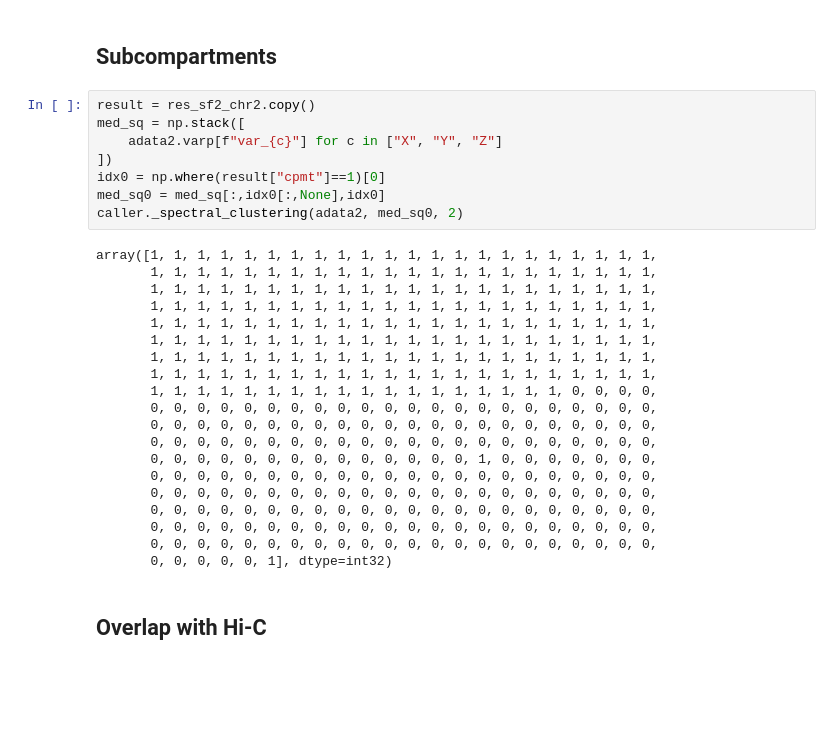
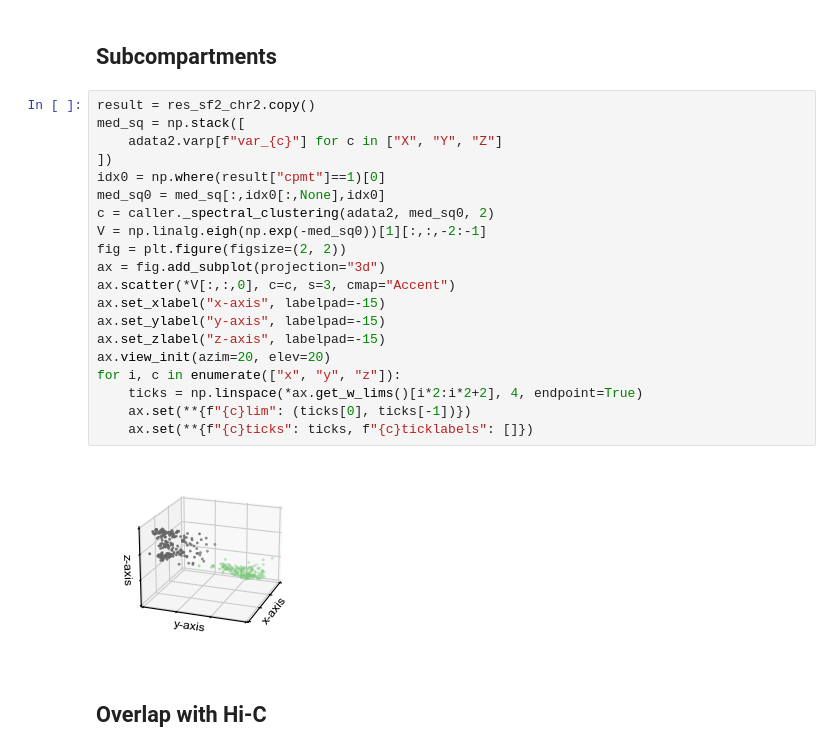
Before and after one commit to hyuyu104/ArcFISH, a Jupyter notebook: figures/4cpmt_benchmark.ipynb, the cells around one changed output. Cells and saved outputs as stored; diff of their text form; blank space fills up the shorter version.

```diff
--- a/figures/4cpmt_benchmark.ipynb
+++ b/figures/4cpmt_benchmark.ipynb
@@ -288,34 +339,28 @@ fig.savefig(os.path.join(out_dire, "chr2_wtunwt_assign.pdf"), bbox_inches="tight
 [figure]
 # %% [markdown]
 ## Subcompartments
-# %%
-result = res_sf2_chr2.copy()
-med_sq = np.stack([
-    adata2.varp[f"var_{c}"] for c in ["X", "Y", "Z"]
-])
-idx0 = np.where(result["cpmt"]==1)[0]
-med_sq0 = med_sq[:,idx0[:,None],idx0]
-caller._spectral_clustering(adata2, med_sq0, 2)
-# %% [output]
-array([1, 1, 1, 1, 1, 1, 1, 1, 1, 1, 1, 1, 1, 1, 1, 1, 1, 1, 1, 1, 1, 1,
-       1, 1, 1, 1, 1, 1, 1, 1, 1, 1, 1, 1, 1, 1, 1, 1, 1, 1, 1, 1, 1, 1,
-       1, 1, 1, 1, 1, 1, 1, 1, 1, 1, 1, 1, 1, 1, 1, 1, 1, 1, 1, 1, 1, 1,
-       1, 1, 1, 1, 1, 1, 1, 1, 1, 1, 1, 1, 1, 1, 1, 1, 1, 1, 1, 1, 1, 1,
-       1, 1, 1, 1, 1, 1, 1, 1, 1, 1, 1, 1, 1, 1, 1, 1, 1, 1, 1, 1, 1, 1,
-       1, 1, 1, 1, 1, 1, 1, 1, 1, 1, 1, 1, 1, 1, 1, 1, 1, 1, 1, 1, 1, 1,
-       1, 1, 1, 1, 1, 1, 1, 1, 1, 1, 1, 1, 1, 1, 1, 1, 1, 1, 1, 1, 1, 1,
-       1, 1, 1, 1, 1, 1, 1, 1, 1, 1, 1, 1, 1, 1, 1, 1, 1, 1, 1, 1, 1, 1,
-       1, 1, 1, 1, 1, 1, 1, 1, 1, 1, 1, 1, 1, 1, 1, 1, 1, 1, 0, 0, 0, 0,
-       0, 0, 0, 0, 0, 0, 0, 0, 0, 0, 0, 0, 0, 0, 0, 0, 0, 0, 0, 0, 0, 0,
-       0, 0, 0, 0, 0, 0, 0, 0, 0, 0, 0, 0, 0, 0, 0, 0, 0, 0, 0, 0, 0, 0,
-       0, 0, 0, 0, 0, 0, 0, 0, 0, 0, 0, 0, 0, 0, 0, 0, 0, 0, 0, 0, 0, 0,
-       0, 0, 0, 0, 0, 0, 0, 0, 0, 0, 0, 0, 0, 0, 1, 0, 0, 0, 0, 0, 0, 0,
-       0, 0, 0, 0, 0, 0, 0, 0, 0, 0, 0, 0, 0, 0, 0, 0, 0, 0, 0, 0, 0, 0,
-       0, 0, 0, 0, 0, 0, 0, 0, 0, 0, 0, 0, 0, 0, 0, 0, 0, 0, 0, 0, 0, 0,
-       0, 0, 0, 0, 0, 0, 0, 0, 0, 0, 0, 0, 0, 0, 0, 0, 0, 0, 0, 0, 0, 0,
-       0, 0, 0, 0, 0, 0, 0, 0, 0, 0, 0, 0, 0, 0, 0, 0, 0, 0, 0, 0, 0, 0,
-       0, 0, 0, 0, 0, 0, 0, 0, 0, 0, 0, 0, 0, 0, 0, 0, 0, 0, 0, 0, 0, 0,
-       0, 0, 0, 0, 0, 1], dtype=int32)
+# %%
+result = res_sf2_chr2.copy()
+med_sq = np.stack([
+    adata2.varp[f"var_{c}"] for c in ["X", "Y", "Z"]
+])
+idx0 = np.where(result["cpmt"]==1)[0]
+med_sq0 = med_sq[:,idx0[:,None],idx0]
+c = caller._spectral_clustering(adata2, med_sq0, 2)
+V = np.linalg.eigh(np.exp(-med_sq0))[1][:,:,-2:-1]
+fig = plt.figure(figsize=(2, 2))
+ax = fig.add_subplot(projection="3d")
+ax.scatter(*V[:,:,0], c=c, s=3, cmap="Accent")
+ax.set_xlabel("x-axis", labelpad=-15)
+ax.set_ylabel("y-axis", labelpad=-15)
+ax.set_zlabel("z-axis", labelpad=-15)
+ax.view_init(azim=20, elev=20)
+for i, c in enumerate(["x", "y", "z"]):
+    ticks = np.linspace(*ax.get_w_lims()[i*2:i*2+2], 4, endpoint=True)
+    ax.set(**{f"{c}lim": (ticks[0], ticks[-1])})
+    ax.set(**{f"{c}ticks": ticks, f"{c}ticklabels": []})
+# %% [output]
+[figure, added]
 # %% [markdown]
 ## Overlap with Hi-C
 # %%
```
Also changed, not shown: parts of 3 cells of this notebook, 18 other files.
